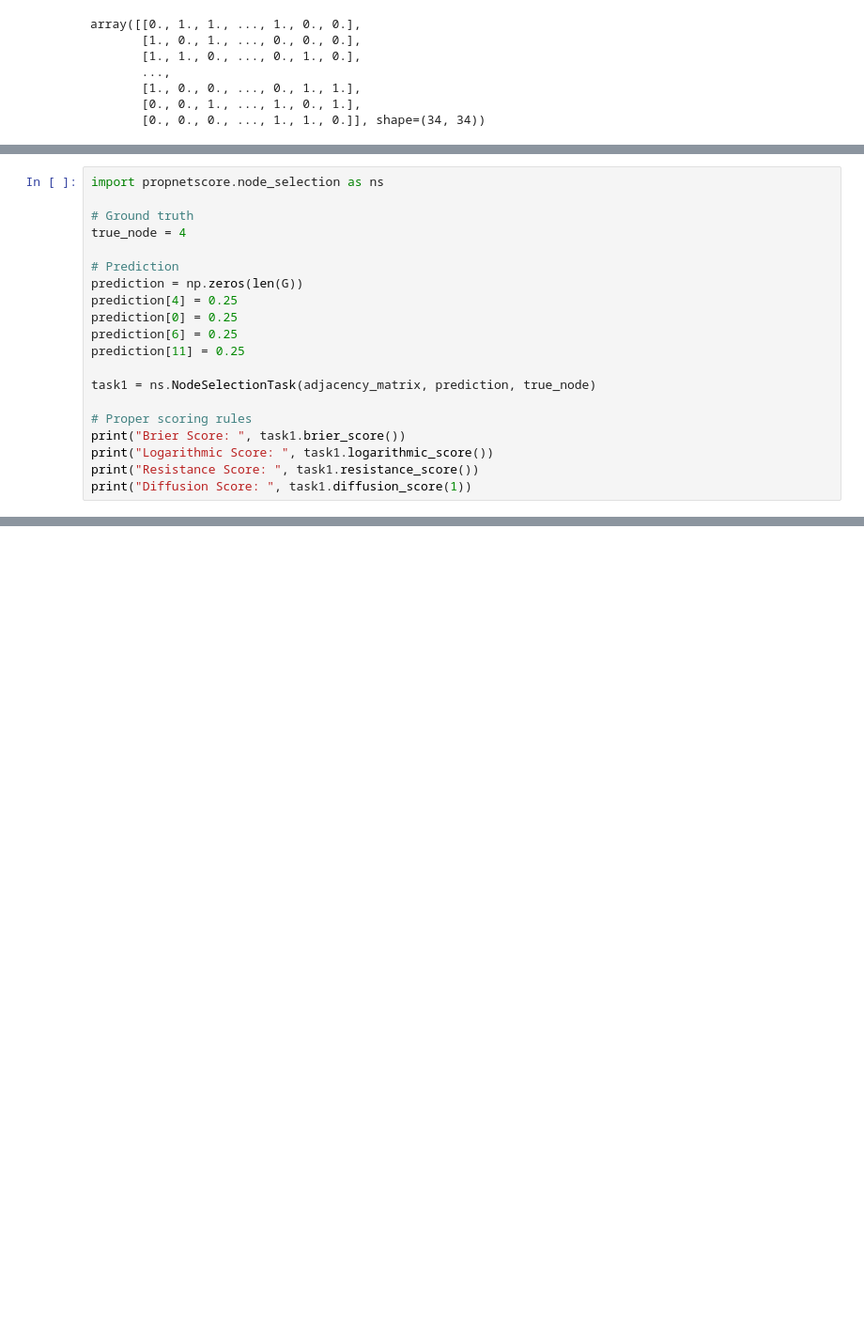
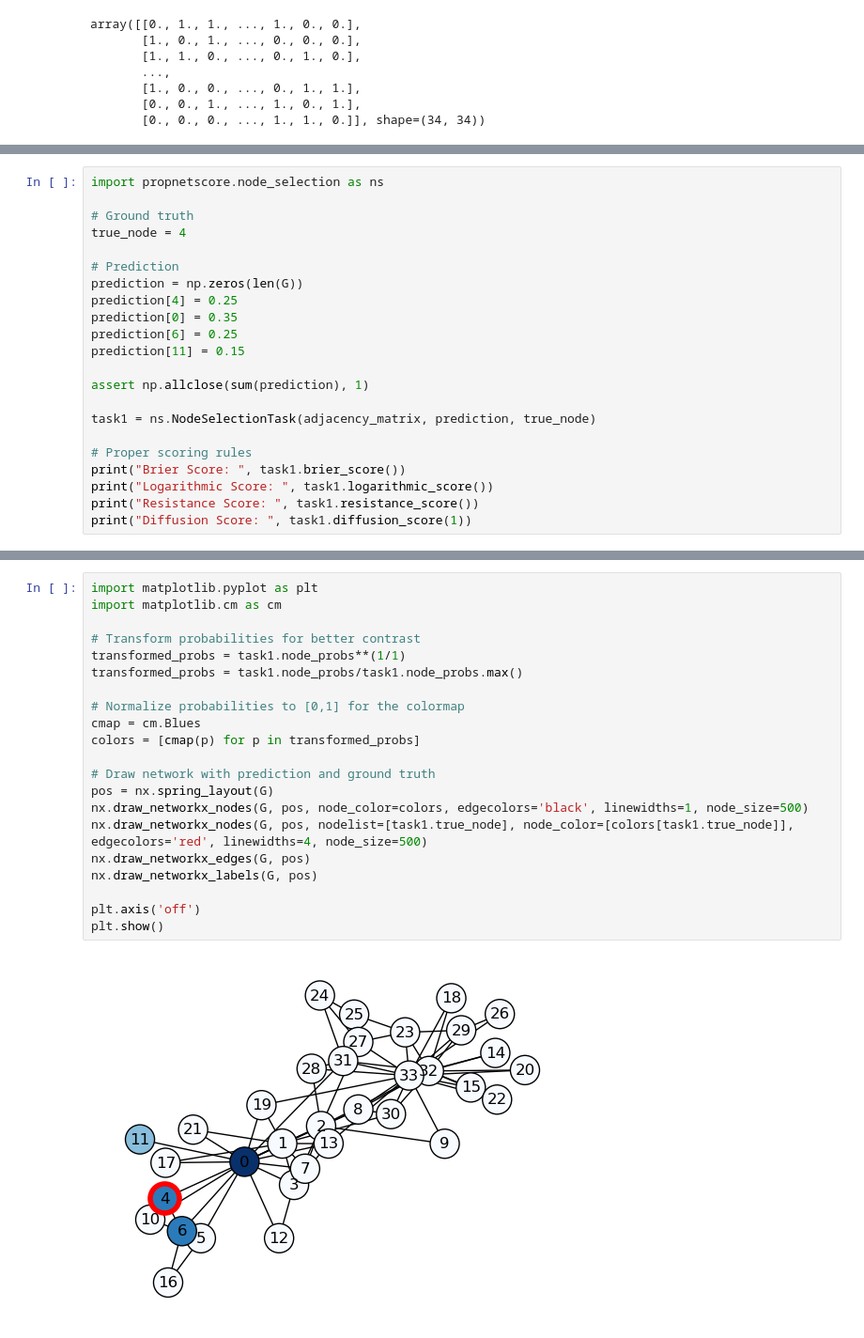
Before and after one commit to lo-hfk/proper-graph-scoring-rules, a Jupyter notebook: examples/NodeSelectionExamples.ipynb, the cells around one changed output, grey strips where cells are left out. Shown at 94% size. Saved outputs shown, nothing was run; the diff lists cells and outputs as text; blank space fills up the shorter version.

Commit message:
Plotting added
Plotting functionality added. New experiment notebook started.

```diff
--- a/examples/NodeSelectionExamples.ipynb
+++ b/examples/NodeSelectionExamples.ipynb
@@ -43,9 +40,11 @@ true_node = 4
 # Prediction
 prediction = np.zeros(len(G))
 prediction[4] = 0.25
-prediction[0] = 0.25
+prediction[0] = 0.35
 prediction[6] = 0.25
-prediction[11] = 0.25
+prediction[11] = 0.15
+
+assert np.allclose(sum(prediction), 1)
 
 task1 = ns.NodeSelectionTask(adjacency_matrix, prediction, true_node)
 
@@ -61,0 +61,23 @@ Diffusion Score:  -0.06756509856265211
+# %%
+import matplotlib.pyplot as plt
+import matplotlib.cm as cm
+
+# Transform probabilities for better contrast
+transformed_probs = task1.node_probs**(1/1)
+transformed_probs = task1.node_probs/task1.node_probs.max()
+
+# Normalize probabilities to [0,1] for the colormap
+cmap = cm.Blues
+colors = [cmap(p) for p in transformed_probs]
+
+# Draw network with prediction and ground truth
+pos = nx.spring_layout(G)
+nx.draw_networkx_nodes(G, pos, node_color=colors, edgecolors='black', linewidths=1, node_size=500)
+nx.draw_networkx_nodes(G, pos, nodelist=[task1.true_node], node_color=[colors[task1.true_node]], edgecolors='red', linewidths=4, node_size=500)
+nx.draw_networkx_edges(G, pos)
+nx.draw_networkx_labels(G, pos)
+
+plt.axis('off')
+plt.show()
+# %% [output]
+[figure, added]
```
Also changed, not shown: parts of 4 cells of this notebook, 2 other files.
